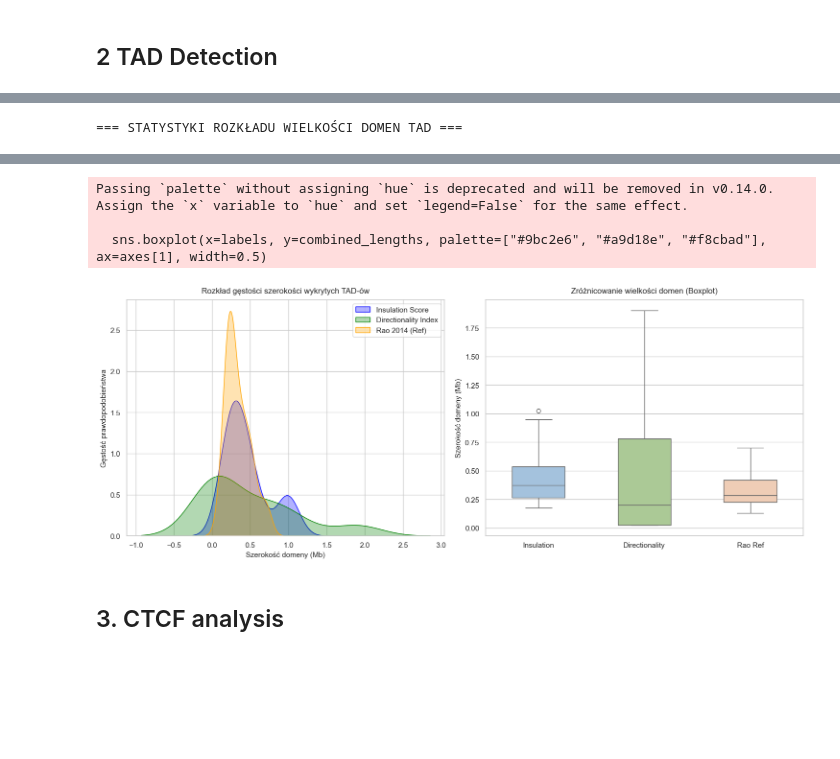
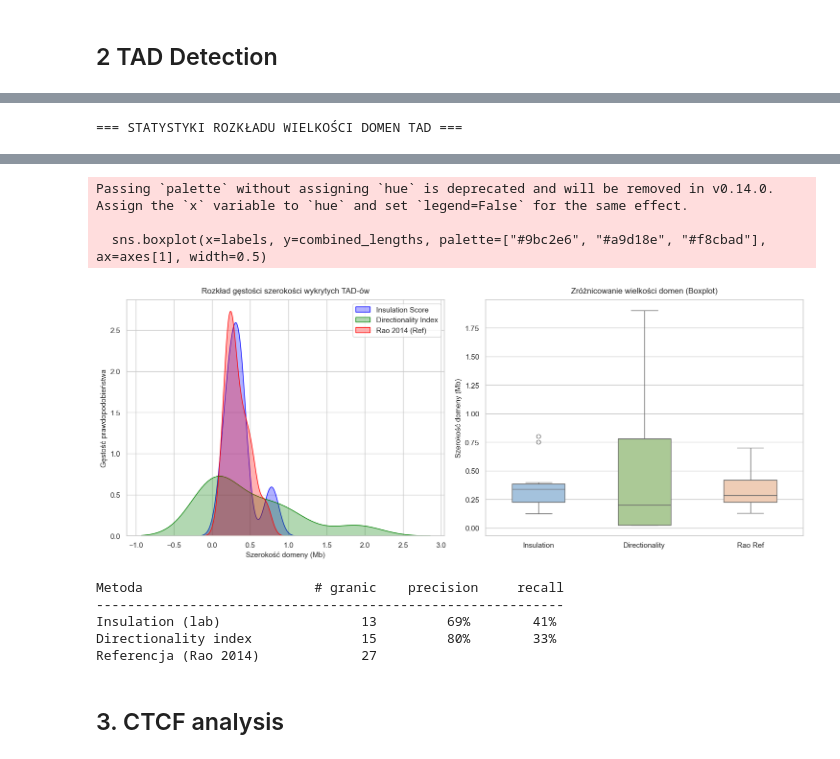
Before and after one commit to mosak2005/bioifna-projekt-3, a Jupyter notebook: Project3.ipynb, the cells around one changed output, grey strips where cells are left out. Drawn from its saved outputs; the diff is of its cells as text; code cells hidden in the pictures; blank space fills up the shorter version.

```diff
--- a/Project3.ipynb
+++ b/Project3.ipynb
@@ -175,7 +185,7 @@ def get_tad_regions(boundaries, n_bins):
 mat_clean = np.nan_to_num(mat)
 
 # Insulation z większym oknem + filtr na głębokość minimum
-ins = compute_insulation_score(mat_clean, window=10)  # było 5 -> daj 10
+ins = compute_insulation_score(mat_clean, window=5)  # było 5 -> daj 10
 
 # Wykryj granice + odfiltruj słabe
 raw_boundaries = detect_tad_boundaries(ins.copy(), smooth=3)
@@ -221,7 +231,7 @@ di = directionality_index(mat_clean, window=10)
 
 # Granice = zmiana znaku, ALE wymagamy żeby DI był wyraźnie ujemny przed
 # i wyraźnie dodatni po (nie tylko drobne wahnięcie koło zera)
-di_threshold = 0.1 * np.std(di)
+di_threshold = 0.07 * np.std(di)
 
 boundaries_di = []
 for i in range(3, len(di) - 3):
@@ -316,18 +292,0 @@ Granic referencyjnych (w binach): 27
-# %%
-fig, ax = plt.subplots(figsize=(12, 10))
-ax.imshow(mat, cmap='Reds', vmax=np.nanpercentile(mat, 99), aspect='auto')
-
-for i, b in enumerate(boundaries_ins):
-    ax.axvline(b, color='blue', alpha=0.5, lw=1,
-               label='insulation' if i == 0 else '')
-for i, b in enumerate(boundaries_di):
-    ax.axhline(b, color='green', alpha=0.5, lw=1,
-               label='directionality' if i == 0 else '')
-for i, b in enumerate(ref_boundaries):
-    ax.axvline(b, color='orange', alpha=0.7, lw=1.5, ls='--',
-               label='referencja Rao 2014 (Arrowhead)' if i == 0 else '')
-
-ax.legend(loc='upper right')
-ax.set_title(f"Granice TAD: własne metody vs Rao 2014 Arrowhead | {region}")
-plt.tight_layout()
-plt.show()
@@ -395,7 +454,7 @@ fig, axes = plt.subplots(1, 2, figsize=(15, 6))
 
 sns.kdeplot(lengths_ins, fill=True, color="blue", label="Insulation Score", ax=axes[0], alpha=0.3, bw_adjust=0.8)
 sns.kdeplot(lengths_di, fill=True, color="green", label="Directionality Index", ax=axes[0], alpha=0.3, bw_adjust=0.8)
-sns.kdeplot(lengths_ref, fill=True, color="orange", label="Rao 2014 (Ref)", ax=axes[0], alpha=0.3, bw_adjust=0.8)
+sns.kdeplot(lengths_ref, fill=True, color="red", label="Rao 2014 (Ref)", ax=axes[0], alpha=0.3, bw_adjust=0.8)
 axes[0].set_title("Rozkład gęstości szerokości wykrytych TAD-ów", fontsize=12, pad=10)
 axes[0].set_xlabel("Szerokość domeny (Mb)", fontsize=11)
 axes[0].set_ylabel("Gęstość prawdopodobieństwa", fontsize=11)
@@ -423,7 +482,31 @@ plt.show()
 Passing `palette` without assigning `hue` is deprecated and will be removed in v0.14.0. Assign the `x` variable to `hue` and set `legend=False` for the same effect.
 
   sns.boxplot(x=labels, y=combined_lengths, palette=["#9bc2e6", "#a9d18e", "#f8cbad"], ax=axes[1], width=0.5)
-[figure, old version]
+[figure, new version]
+# %%
+def precision_recall(predicted, reference, tol=1):
+    """tol=1 przy 25 kb = tolerancja ±25 kb między granicami."""
+    if len(predicted) == 0 or len(reference) == 0:
+        return 0.0, 0.0
+    matched_pred = sum(any(abs(p - r) <= tol for r in reference) for p in predicted)
+    matched_ref  = sum(any(abs(r - p) <= tol for p in predicted) for r in reference)
+    return matched_pred / len(predicted), matched_ref / len(reference)
+
+
+p_ins, r_ins = precision_recall(boundaries_ins, ref_boundaries, tol=1)
+p_di,  r_di  = precision_recall(boundaries_di,  ref_boundaries, tol=1)
+
+print(f"{'Metoda':<25} {'# granic':>10} {'precision':>12} {'recall':>10}")
+print("-" * 60)
+print(f"{'Insulation (lab)':<25} {len(boundaries_ins):>10} {p_ins:>11.0%} {r_ins:>10.0%}")
+print(f"{'Directionality index':<25} {len(boundaries_di):>10} {p_di:>11.0%} {r_di:>10.0%}")
+print(f"{'Referencja (Rao 2014)':<25} {len(ref_boundaries):>10}")
+# %% [output]
+Metoda                      # granic    precision     recall
+------------------------------------------------------------
+Insulation (lab)                  13         69%        41%
+Directionality index              15         80%        33%
+Referencja (Rao 2014)             27
 # %% [markdown]
 ## 3. CTCF analysis
 # %%
```
Also changed, not shown: parts of 13 cells of this notebook.
